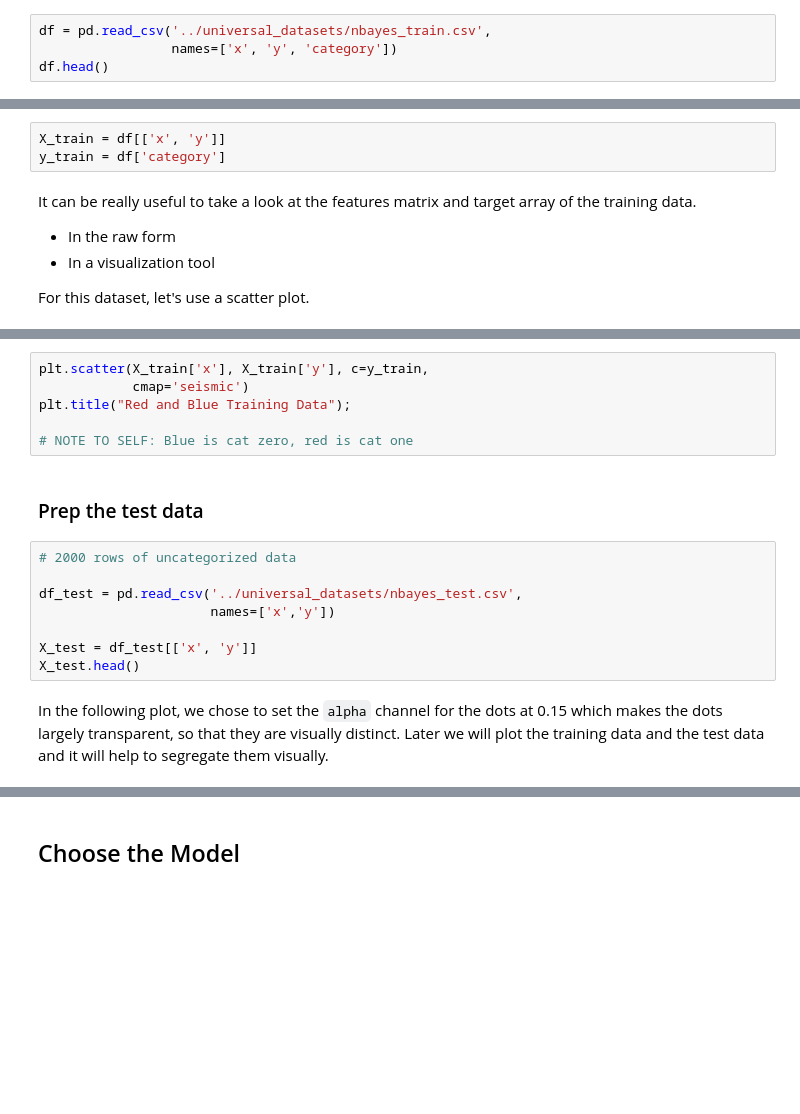
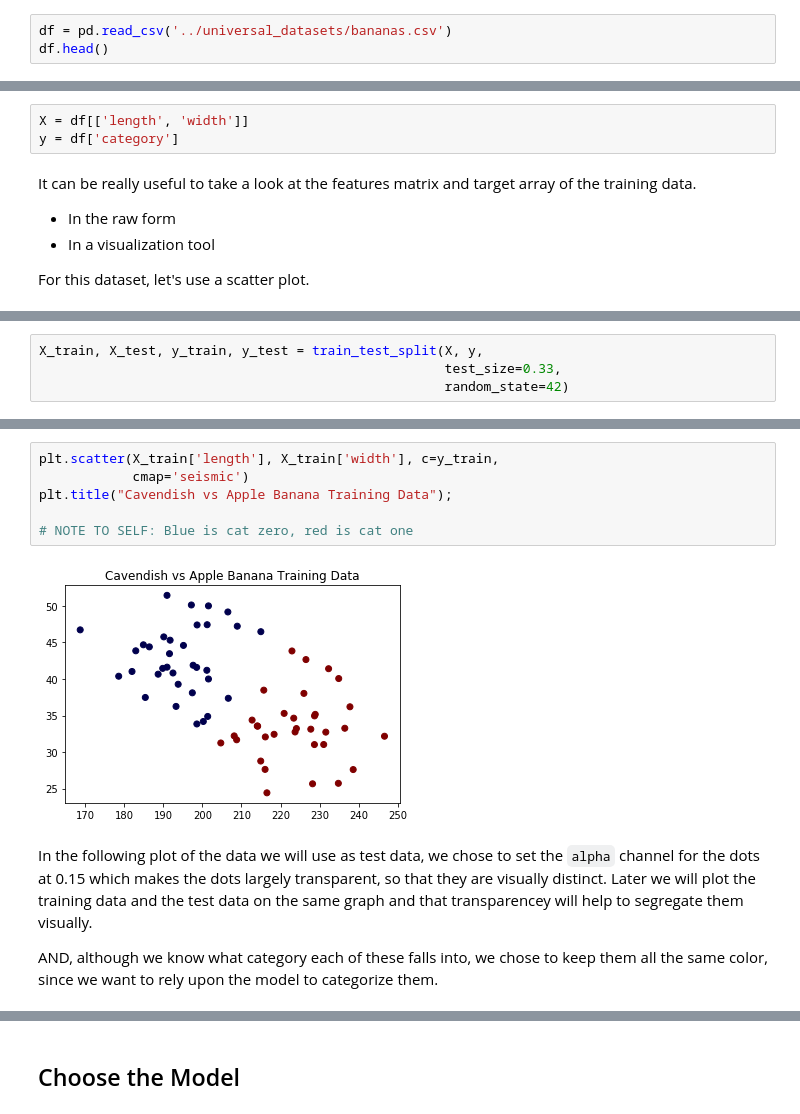
Before and after one commit to chalmerlowe/machine_learning, a Jupyter notebook: 03_naive_bayes/03_naive_bayes.ipynb, the cells around one changed output, grey strips where cells are left out. Drawn from its saved outputs; the diff is of its cells as text; blank space fills up the shorter version.

```diff
--- a/03_naive_bayes/03_naive_bayes.ipynb
+++ b/03_naive_bayes/03_naive_bayes.ipynb
@@ -68,6 +68,5 @@ import sklearn
 # %% [markdown]
 ### Prep the training Data
 # %%
-df = pd.read_csv('../universal_datasets/nbayes_train.csv',
-                 names=['x', 'y', 'category'])
+df = pd.read_csv('../universal_datasets/bananas.csv')
 df.head()
@@ -76,8 +82,8 @@ Here two columns from a `pandas DataFrame` represent a suitable 2D matrix for th
 
 One column from the `pandas DataFrame` (i.e. a `pandas Series`) is suitable as the `target` array.
 # %%
-X_train = df[['x', 'y']]
-y_train = df['category']
+X = df[['length', 'width']]
+y = df['category']
 # %% [markdown]
 It can be really useful to take a look at the features matrix and target array of the training data.
 
@@ -91,0 +114,4 @@ y_train.head()
+# %%
+X_train, X_test, y_train, y_test = train_test_split(X, y,
+                                                    test_size=0.33,
+                                                    random_state=42)
@@ -92,20 +141,14 @@ y_train.head()
 # %%
-plt.scatter(X_train['x'], X_train['y'], c=y_train,
+plt.scatter(X_train['length'], X_train['width'], c=y_train,
             cmap='seismic')
-plt.title("Red and Blue Training Data");
+plt.title("Cavendish vs Apple Banana Training Data");
 
 # NOTE TO SELF: Blue is cat zero, red is cat one
+# %% [output]
+[figure, added]
-# %% [markdown]
-### Prep the test data
-# %%
-# 2000 rows of uncategorized data
-
-df_test = pd.read_csv('../universal_datasets/nbayes_test.csv',
-                      names=['x','y'])
-
-X_test = df_test[['x', 'y']]
-X_test.head()
 # %% [markdown]
-In the following plot, we chose to set the `alpha` channel for the dots at 0.15 which makes the dots largely transparent, so that they are visually distinct. Later we will plot the training data and the test data and it will help to segregate them visually.
+In the following plot of the data we will use as test data, we chose to set the `alpha` channel for the dots at 0.15 which makes the dots largely transparent, so that they are visually distinct. Later we will plot the training data and the test data on the same graph and that transparencey will help to segregate them visually.
+
+AND, although we know what category each of these falls into, we chose to keep them all the same color, since we want to rely upon the model to categorize them.
 # %%
 plt.title("All the test points")
```
Also changed, not shown: parts of 20 cells of this notebook, 3 other files.
